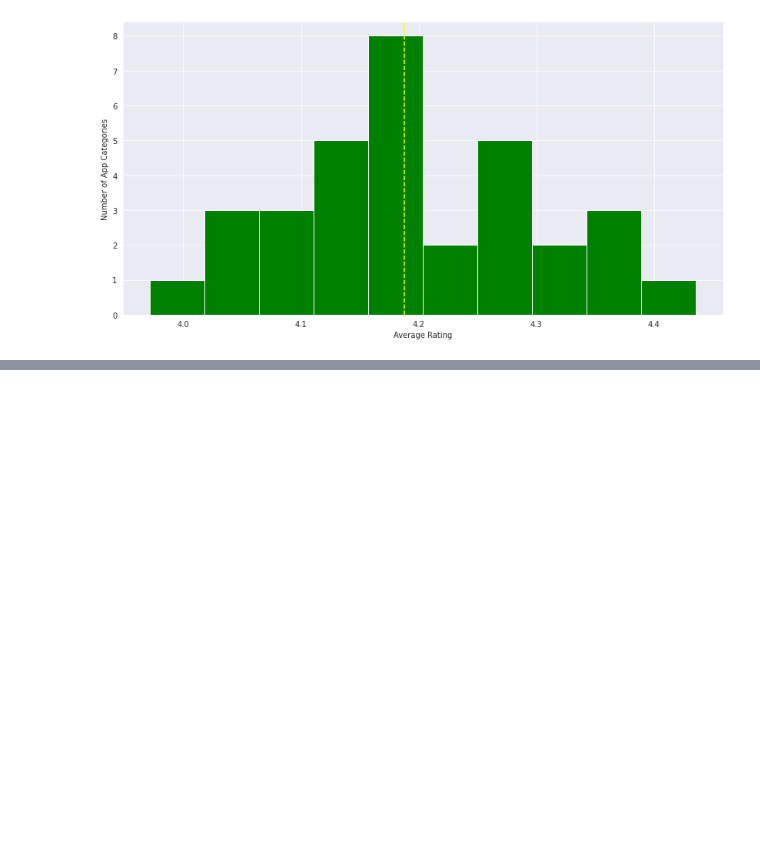
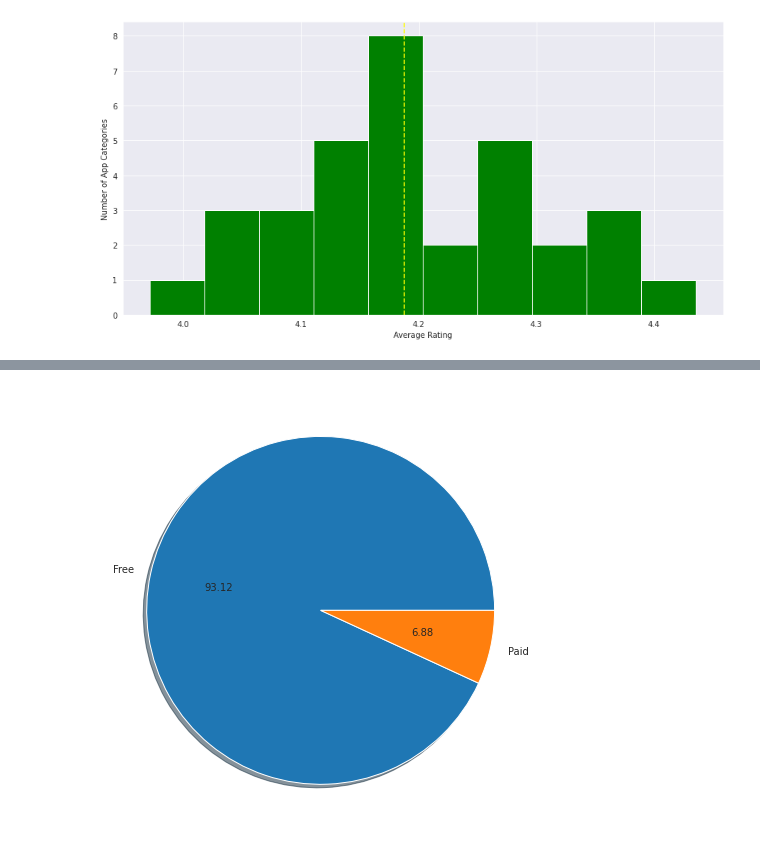
Before and after one commit to kapeeshvarma/Play-Store-App-Analysis, a Jupyter notebook: Play_Store_App_Review_Analysis_Capstone_Project.ipynb, the cells around one changed output, grey strips where cells are left out. Cells and saved outputs as stored; diff of their text form; code cells hidden in the pictures; blank space fills up the shorter version.

```diff
--- a/Play_Store_App_Review_Analysis_Capstone_Project.ipynb
+++ b/Play_Store_App_Review_Analysis_Capstone_Project.ipynb
@@ -183,0 +212,8 @@ plt.show()
+# %%
+# Plot the popularity of Paid Apps vs Free Apps
+fig,ax1 = plt.subplots(figsize=(12,8))
+freevspaid = apps.groupby('Type').size()
+plt.pie(freevspaid,labels=['Free','Paid'],shadow=True,autopct='%.2f')
+plt.show()
+# %% [output]
+[figure, added]
```
Also changed, not shown: parts of 3 cells of this notebook.
